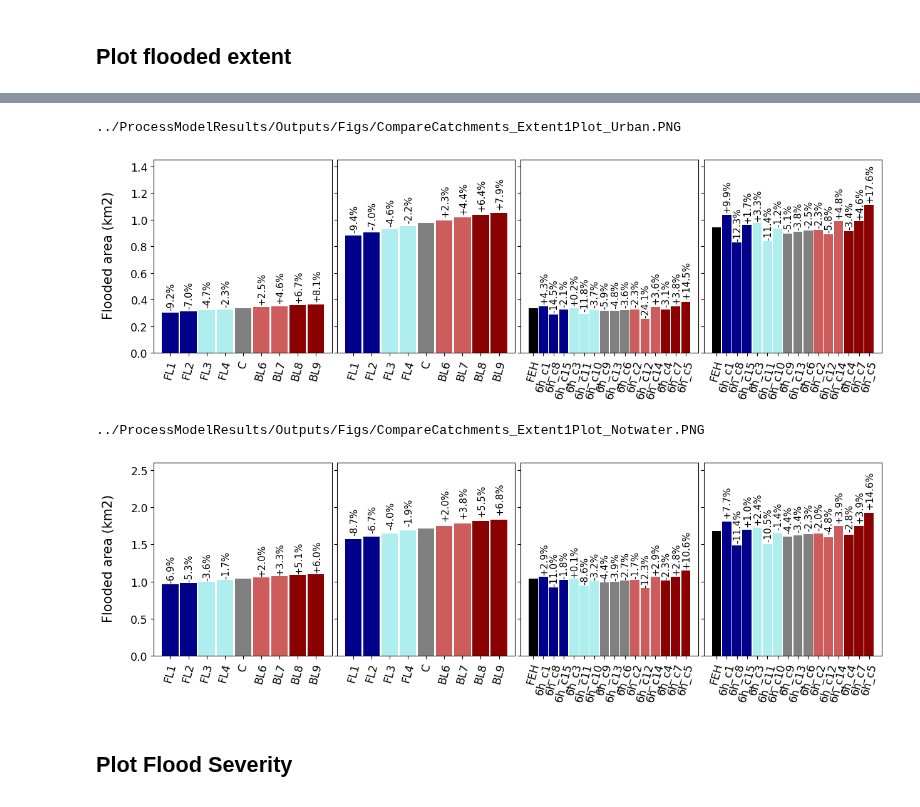
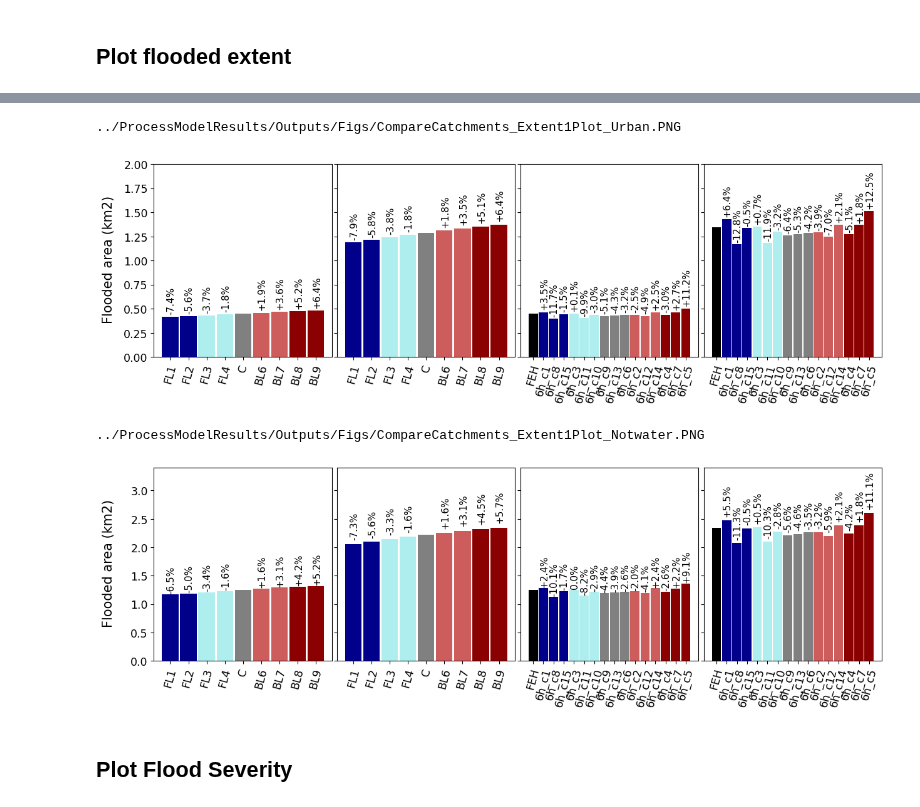
Before and after one commit to masher92/UKCP18, a Jupyter notebook: CatchmentAnalysis/PlotsForPaper/PlotsForPaper.ipynb, the cells around one changed output, grey strips where cells are left out. Cells and saved outputs as stored; diff of their text form; code cells hidden in the pictures.

```diff
--- a/CatchmentAnalysis/PlotsForPaper/PlotsForPaper.ipynb
+++ b/CatchmentAnalysis/PlotsForPaper/PlotsForPaper.ipynb
@@ -132,13 +132,13 @@ fig.savefig("../CreateSyntheticRainfallEvents/Figs/Idealised_Observed_Profiles_{
 # %% [markdown]
 ## Plot flooded extent
 # %%
-cluster_results_ip_ld= pd.read_csv("../ProcessModelResults/Outputs/Data/IdealisedProfiles/LinDyke/allclusters_summary.csv",
+cluster_results_ip_ld= pd.read_csv("../ProcessModelResults/Outputs/Data/IdealisedProfiles/LinDyke/allclusters_summary_export.csv",
                                   keep_default_na=False)
-cluster_results_ip_wb= pd.read_csv("../ProcessModelResults/Outputs/Data/IdealisedProfiles/WykeBeck/allclusters_summary.csv",
+cluster_results_ip_wb= pd.read_csv("../ProcessModelResults/Outputs/Data/IdealisedProfiles/WykeBeck/allclusters_summary_export.csv",
                                   keep_default_na=False)
-cluster_results_op_ld= pd.read_csv("../ProcessModelResults/Outputs/Data/ObservedProfiles/LinDyke/allclusters_summary.csv",
+cluster_results_op_ld= pd.read_csv("../ProcessModelResults/Outputs/Data/ObservedProfiles/LinDyke/allclusters_summary_export.csv",
                                   keep_default_na=False)
-cluster_results_op_wb= pd.read_csv("../ProcessModelResults/Outputs/Data/ObservedProfiles/WykeBeck/allclusters_summary.csv",
+cluster_results_op_wb= pd.read_csv("../ProcessModelResults/Outputs/Data/ObservedProfiles/WykeBeck/allclusters_summary_export.csv",
                                   keep_default_na=False)
 # %%
 cluster_results_ip_ls = [cluster_results_ip_ld,cluster_results_ip_wb]
@@ -212,16 +159,16 @@ cluster_results_op_ld
 # %%
-plot_flooded_extent_2catchments_2profilesets(cluster_results_ls_ls, 'Urban', 'Idealised','IP',ylim = 1.45,
+plot_flooded_extent_2catchments_2profilesets(cluster_results_ls_ls, 'Urban', 'Idealised','IP',ylim = 2,
                                 # One controls left 2, second controls right 2
                                 percent_adjustments = [1.2,1.4],
                                 # Left = idealised, LD, right = LD, observed
                                 label_height_adjusters_x = [1.1, 1.1],
                                 # Left = idealised, WB, right = WB, observed
                                 label_height_adjusters_y = [1.04,1.03])
 # %% [output]
 ../ProcessModelResults/Outputs/Figs/CompareCatchments_Extent1Plot_Urban.PNG
-[figure, old version]
+[figure, new version]
 # %%
-plot_flooded_extent_2catchments_2profilesets(cluster_results_ls_ls, 'Notwater', 'Idealised','IP',ylim = 2.6,
+plot_flooded_extent_2catchments_2profilesets(cluster_results_ls_ls, 'Notwater', 'Idealised','IP',ylim = 3.4,
                                 # One controls left 2, second controls right 2
                                 percent_adjustments = [1.2,1.4],
                                 # Left = idealised, LD, right = LD, observed
@@ -230,7 +177,7 @@ plot_flooded_extent_2catchments_2profilesets(cluster_results_ls_ls, 'Notwater',
                                 label_height_adjusters_y = [1.05,1.04])
 # %% [output]
 ../ProcessModelResults/Outputs/Figs/CompareCatchments_Extent1Plot_Notwater.PNG
-[figure, old version]
+[figure, new version]
 # %% [markdown]
 ## Plot Flood Severity
 # %%
```
Also changed, not shown: parts of 20 cells of this notebook, 11 other files.
